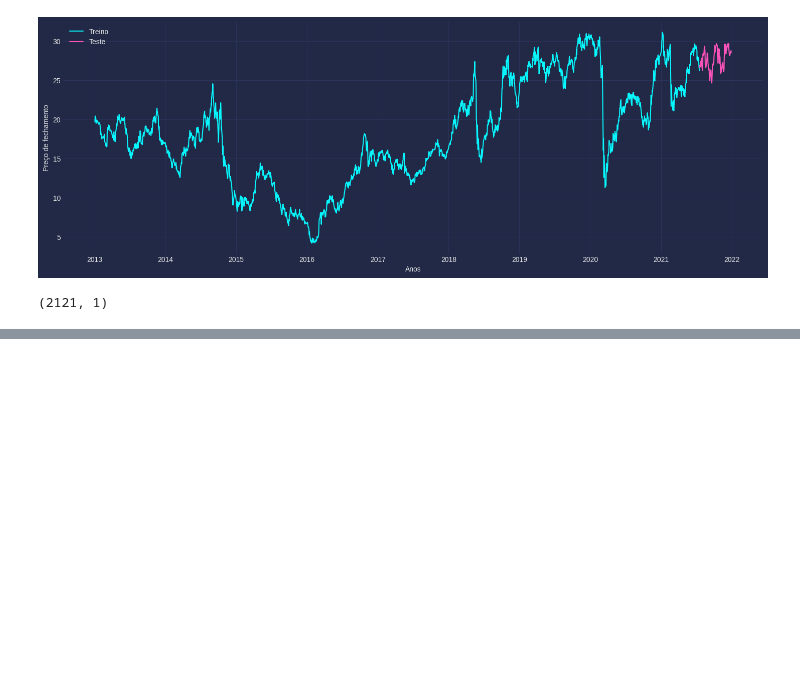
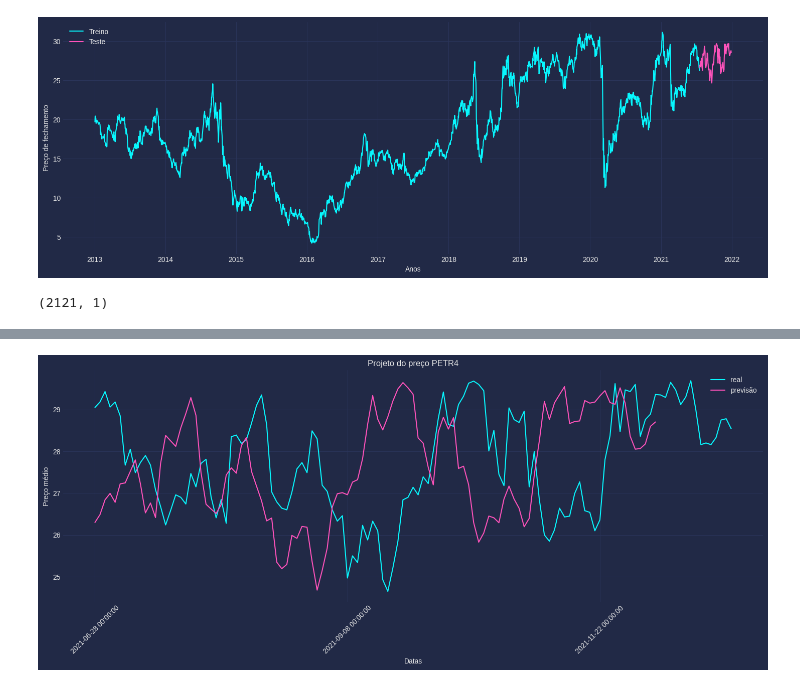
Before and after one commit to kaiomm01/rnn_little_introduction, a Jupyter notebook: rnn_tutorial.ipynb, the cells around one changed output, grey strips where cells are left out. Saved outputs shown, nothing was run; the diff lists cells and outputs as text; code cells hidden in the pictures; blank space fills up the shorter version.

```diff
--- a/rnn_tutorial.ipynb
+++ b/rnn_tutorial.ipynb
@@ -97,0 +178,6 @@ treino_data_normalizado.shape
+# %%
+predict = model.predict(x_teste)
+predict = scaler.inverse_transform(predict)
+real = teste_data
+
+predict.shape
@@ -97,0 +187,11 @@ treino_data_normalizado.shape
+# %%
+plt.plot(real, label = 'real')
+plt.plot(predict, label = 'previsão')
+plt.xticks(range(0, len(real), 50), petr4['Date'].iloc[- len(real)::50], rotation = 45)
+plt.xlabel('Datas')
+plt.ylabel('Preço médio')
+plt.title('Projeto do preço PETR4')
+plt.legend()
+plt.show()
+# %% [output]
+[figure, added]
```
Also changed, not shown: parts of 8 cells of this notebook.
